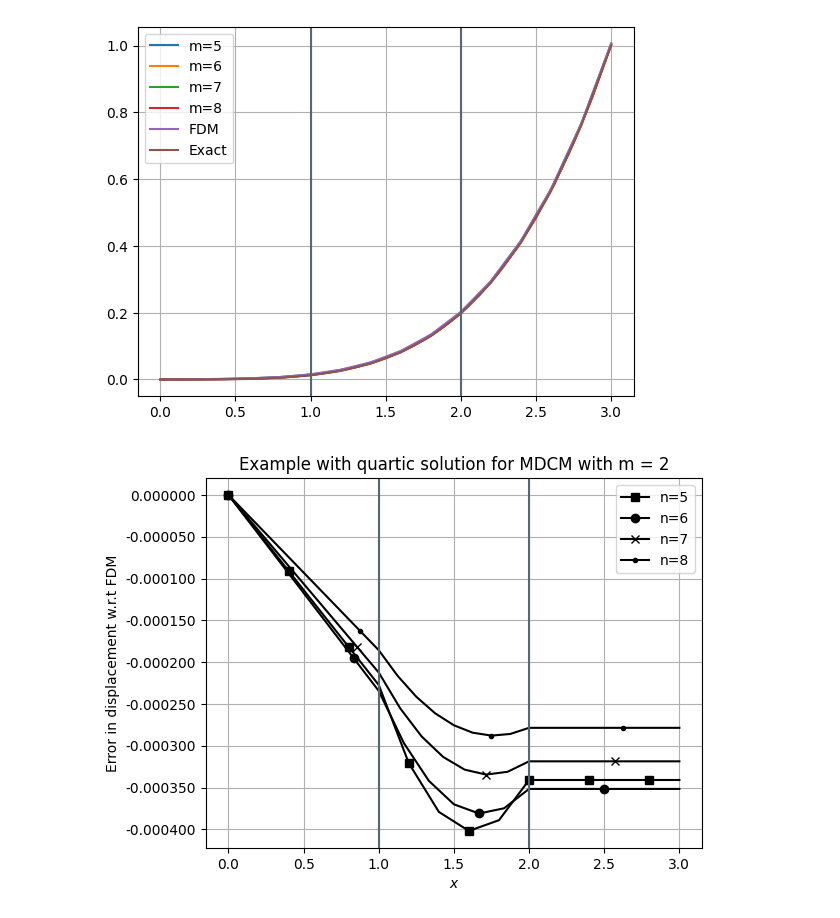
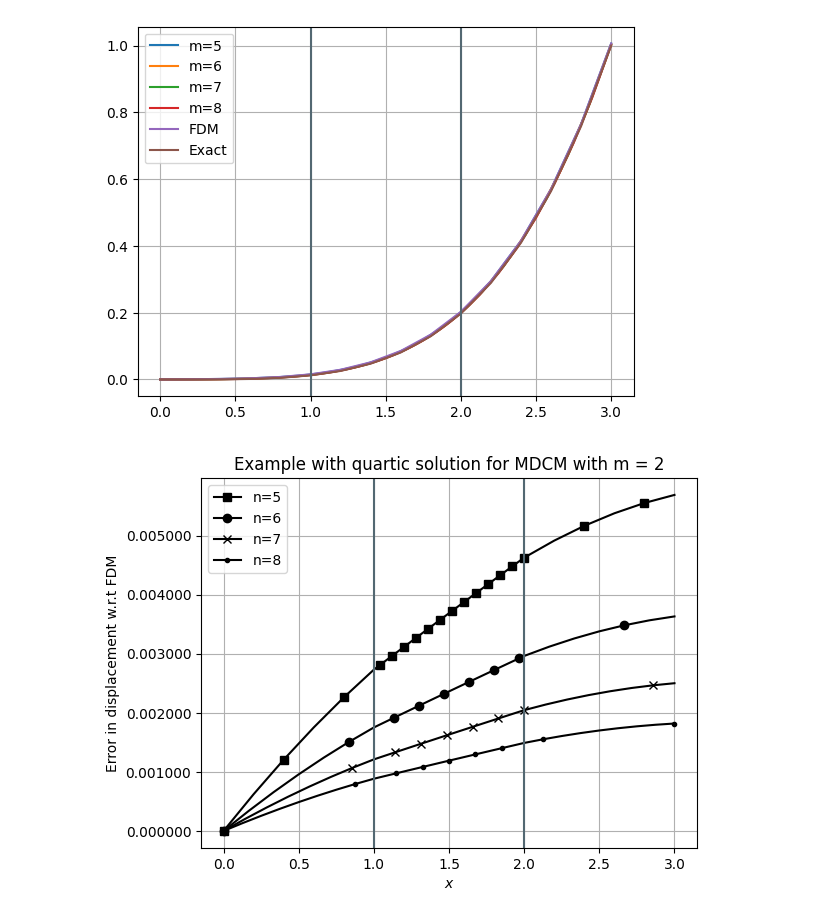
Before and after one commit to diehlpk/reusommer21, a Jupyter notebook: Coupling-MDCM-Adaptive-endpoint-matching-Cubic.ipynb, the cells around one changed output. Saved outputs shown, nothing was run; the diff lists cells and outputs as text; code cells hidden in the pictures.

```diff
--- a/Coupling-MDCM-Adaptive-endpoint-matching-Cubic.ipynb
+++ b/Coupling-MDCM-Adaptive-endpoint-matching-Cubic.ipynb
@@ -249,12 +249,18 @@ def compute(amount):
     x2 = np.linspace(1-2*h,2*1+2*h,n+4)
     x3 = np.linspace(2*1,3*1,nFD)
     xFull = np.linspace(0,3*1,3*nFD-2)
+    xFine = np.linspace(0,3*1,3*n-2)
     xAll = np.concatenate([x1,x2,x3])
 
     forceFD = forceFull(len(xFull),xFull)
     MFD = FDM(len(xFull),hFD)
 
     uFDM = solve(MFD,forceFD)
+
+    forceFD = forceFull(len(xFine),xFine)
+    MFD = FDM(len(xFine),h)
+
+    uFDMFine = solve(MFD,forceFD)
 
     forceCoupled = forceCoupling(len(xAll),xAll)
 
@@ -271,7 +277,7 @@ def compute(amount):
     uCoupled = solve(MCoupling,forceCoupled)
     uExact = exactSolution(xFull)
 
-    return xAll, xFull, uCoupled, uFDM , nFD, n, uExact
+    return xAll, xFull, uCoupled, uFDM , nFD, n, uExact, xFine, uFDMFine
 # %%
 xAll = []
 xFull = []
@@ -280,6 +286,8 @@ uFDM = []
 nFD = []
 n = []
 uExact = []
+xFine = []
+uFDFine = []
 for i in range(5, 9):
 
     res = compute(i)
@@ -290,6 +298,8 @@ for i in range(5, 9):
     nFD.append(res[4])
     n.append(res[5])
     uExact.append(res[6])
+    xFine.append(res[7])
+    uFDFine.append(res[8])
 # %%
 xSlice = []
 uSlice = []
@@ -311,25 +321,39 @@ plt.axvline(x=2,c="#536872")
 # %%
 plt.clf()
 markers = ['s','o','x','.']
 level = [2,5,6,7]
 
 for i in range(0, len(xAll)):
-    xClean = np.concatenate([xSlice[i][0:nFD[i]-1],xSlice[i][nFD[i]+1:nFD[i]+n[i]+1:5],xSlice[i][nFD[i]+n[i]+3:]])
-    uClean = np.concatenate([uSlice[i][0:nFD[i]-1],uSlice[i][nFD[i]+1:nFD[i]+n[i]+1:5],uSlice[i][nFD[i]+n[i]+3:]])
-    plt.plot(xClean,uClean-uFDM[i],color="black",marker=markers[i],markevery=level[i],label="n="+str(i+5))
-    #plt.plot(xClean,uExact[i]-uFDM[i],color="black",marker=markers[i],markevery=level[i],label="n="+str(i+5))
+    leftindex = np.where(np.isclose(xAll[i],1))[0][0]
+    rightindex = np.where(np.isclose(xAll[i],2))[0][0]
+    xClean = np.concatenate([xAll[i][0:leftindex],xAll[i][leftindex+3:rightindex+1],xAll[i][rightindex+4:]])
+    #xClean = np.concatenate([xSlice[i][0:nFD[i]-1],xSlice[i][nFD[i]+1:nFD[i]+n[i]+1:5],xSlice[i][nFD[i]+n[i]+3:]])
+    oneindex = np.where(np.isclose(xFine[i],1))[0][0]
+    twoindex = np.where(np.isclose(xFine[i],2))[0][0]
+    uCleanFD = []
+    for j in range(0,int(oneindex/5)):
+        uCleanFD.append(uFDFine[i][j*5])
+    for j in range(oneindex,twoindex):
+        uCleanFD.append(uFDFine[i][j])
+    for j in range(0,int(oneindex/5)+1):
+        uCleanFD.append(uFDFine[i][twoindex+j*5])
+
+    uClean = np.concatenate([uCoupled[i][0:leftindex],uCoupled[i][leftindex+3:rightindex+1],uCoupled[i][rightindex+4:]])
+    #uClean = np.concatenate([uSlice[i][0:nFD[i]-1],uSlice[i][nFD[i]+1:nFD[i]+n[i]+1:5],uSlice[i][nFD[i]+n[i]+3:]])
+    #UFDMFine = np.concatenate([xAll[0][0:np.where(xAll[0] == 1)[0][0]+1],xFine[0][np.where(xFine[0] == 1)[0][0]+1:np.where(xFine[0] == 2)[0][0]],xAll[0][np.where(xAll[0] == 2)[0][0]:]])
+    plt.plot(xClean,uClean-uCleanFD,color="black",marker=markers[i],markevery=level[i],label="n="+str(i+5))
 
 plt.gca().yaxis.set_major_formatter(FormatStrFormatter('%0.6f'))
 plt.xlabel(r"$x$")
 plt.ylabel(r"Error in displacement w.r.t FDM")
 plt.title(r"Example with " + str(example).lower() + " solution for MDCM with m = 2")
 plt.grid()
 plt.axvline(x=1,c="#536872")
 plt.axvline(x=2,c="#536872")
 plt.legend()
 plt.savefig("MDCM-adaptive-endpoint-matching-cubic-"+str(example).lower()+".pdf",bbox_inches='tight')
 
 if has_condition :
     np.savetxt("con_mdcm_n-cubic-matching.csv", con, delimiter=",")
 # %% [output]
-[figure, old version]
+[figure, new version]
```
